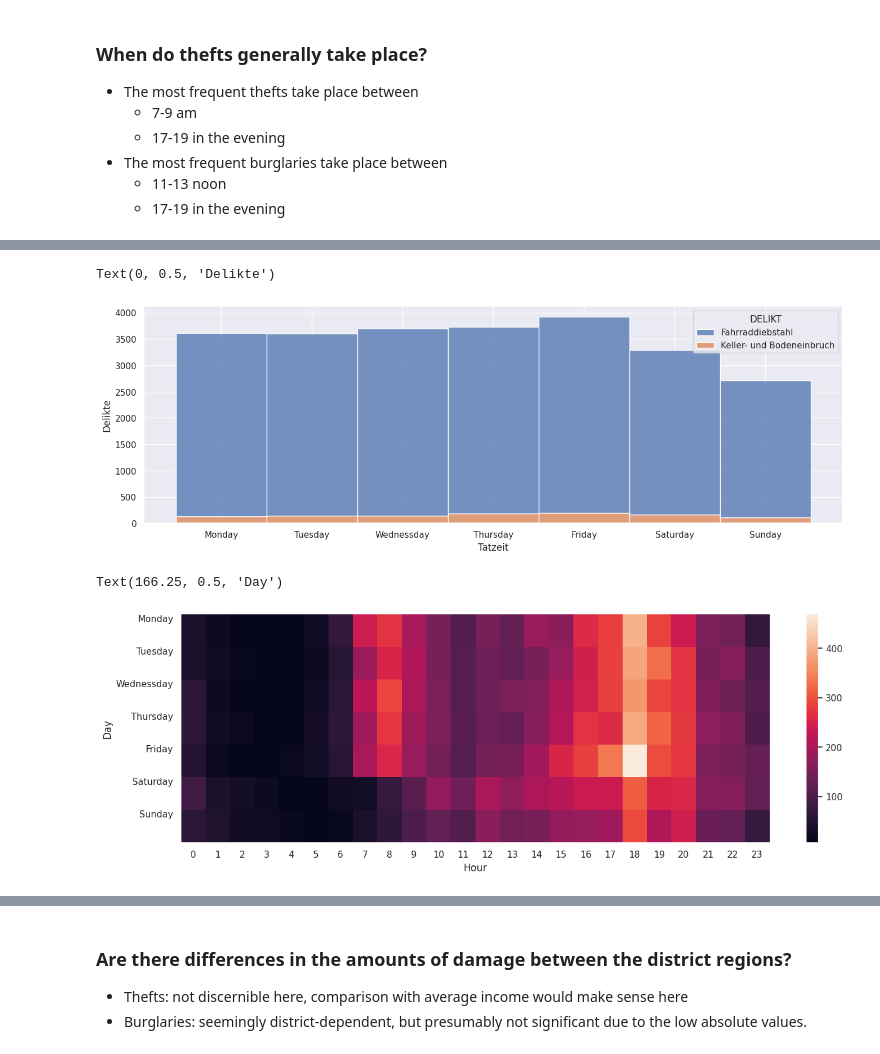
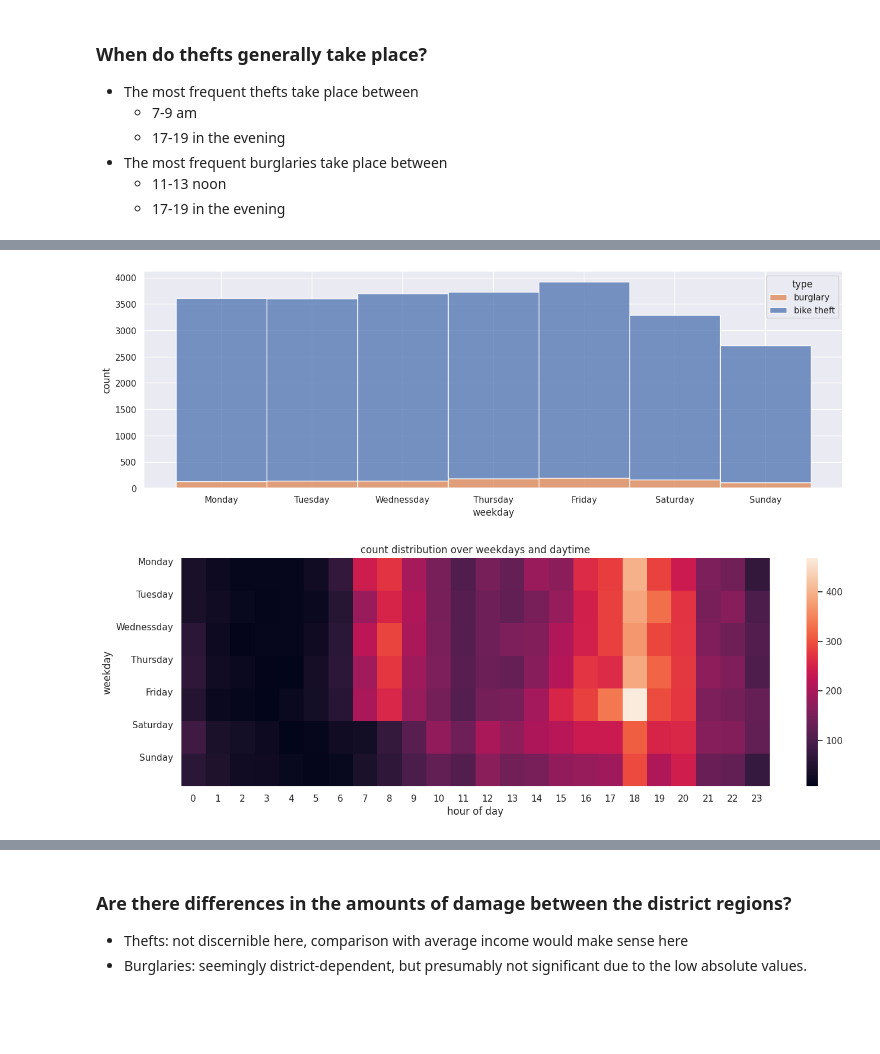
Before and after one commit to adrian-baumann/application_challenge, a Jupyter notebook: exploration.ipynb, the cells around one changed output, grey strips where cells are left out. Saved outputs shown, nothing was run; the diff lists cells and outputs as text; code cells hidden in the pictures; blank space fills up the shorter version.

```diff
--- a/exploration.ipynb
+++ b/exploration.ipynb
@@ -292,29 +296,44 @@ Text(0, 0.5, 'Delikte')
 # %%
+fig, ax = plt.subplots()
 sns.histplot(
     data=merged_df,
     x=merged_df.TATZEIT_ANFANG_DATUM.dt.day_of_week,
     discrete=True,
     hue="DELIKT",
     multiple="stack",
+    ax=ax
 )
-plt.xticks([0,1,2,3,4,5,6],['Monday', 'Tuesday','Wednessday', 'Thursday', 'Friday', 'Saturday', 'Sunday'])
-plt.xlabel("Tatzeit")
-plt.ylabel("Delikte")
+ax.set_xticks(
+    [0, 1, 2, 3, 4, 5, 6],
+    ["Monday", "Tuesday", "Wednessday", "Thursday", "Friday", "Saturday", "Sunday"],
+)
+ax.set(xlabel= "weekday", ylabel= "count")
+ax.legend(title="type", labels= ["burglary", "bike theft"])
+plt.show()
 # %% [output]
-Text(0, 0.5, 'Delikte')
-[figure, old version]
+[figure, new version]
 # %%
+fig, ax = plt.subplots()
 sns.heatmap(
-    data= pd.DataFrame({"day": merged_df.TATZEIT_ANFANG_DATUM.dt.day_of_week,"hour": merged_df.TATZEIT_ANFANG_DATUM.dt.hour})\
-    .groupby(["day", "hour"], as_index=False)\
-    .value_counts()\
-    .reset_index()\
+    data=pd.DataFrame(
+        {
+            "day": merged_df.TATZEIT_ANFANG_DATUM.dt.day_of_week,
+            "hour": merged_df.TATZEIT_ANFANG_DATUM.dt.hour,
+        }
+    )
+    .groupby(["day", "hour"], as_index=False)
+    .value_counts()
+    .reset_index()
     .pivot(index="day", columns="hour", values="count")
 )
-plt.yticks([0,1,2,3,4,5,6],['Monday', 'Tuesday','Wednessday', 'Thursday', 'Friday', 'Saturday', 'Sunday'], rotation=0, va="top")
-plt.xlabel("Hour")
-plt.ylabel("Day")
+ax.set_yticks(
+    [0, 1, 2, 3, 4, 5, 6],
+    ["Monday", "Tuesday", "Wednessday", "Thursday", "Friday", "Saturday", "Sunday"],
+    rotation=0,
+    va="top",
+)
+ax.set(xlabel = "hour of day", ylabel= "weekday", title= "count distribution over weekdays and daytime")
+plt.show()
 # %% [output]
-Text(166.25, 0.5, 'Day')
-[figure, old version]
+[figure, new version]
 # %%
```
Also changed, not shown: parts of 10 cells of this notebook.
